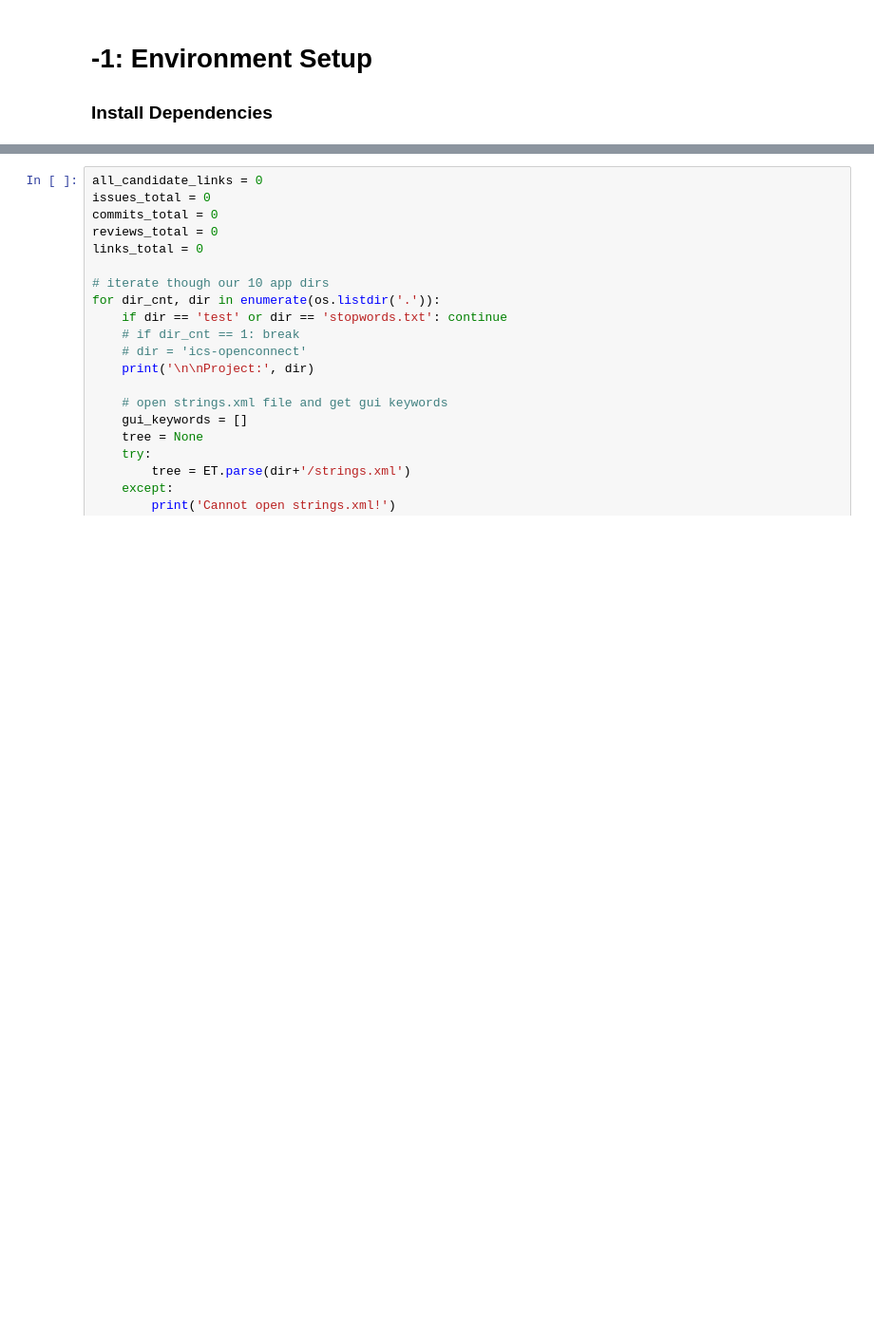
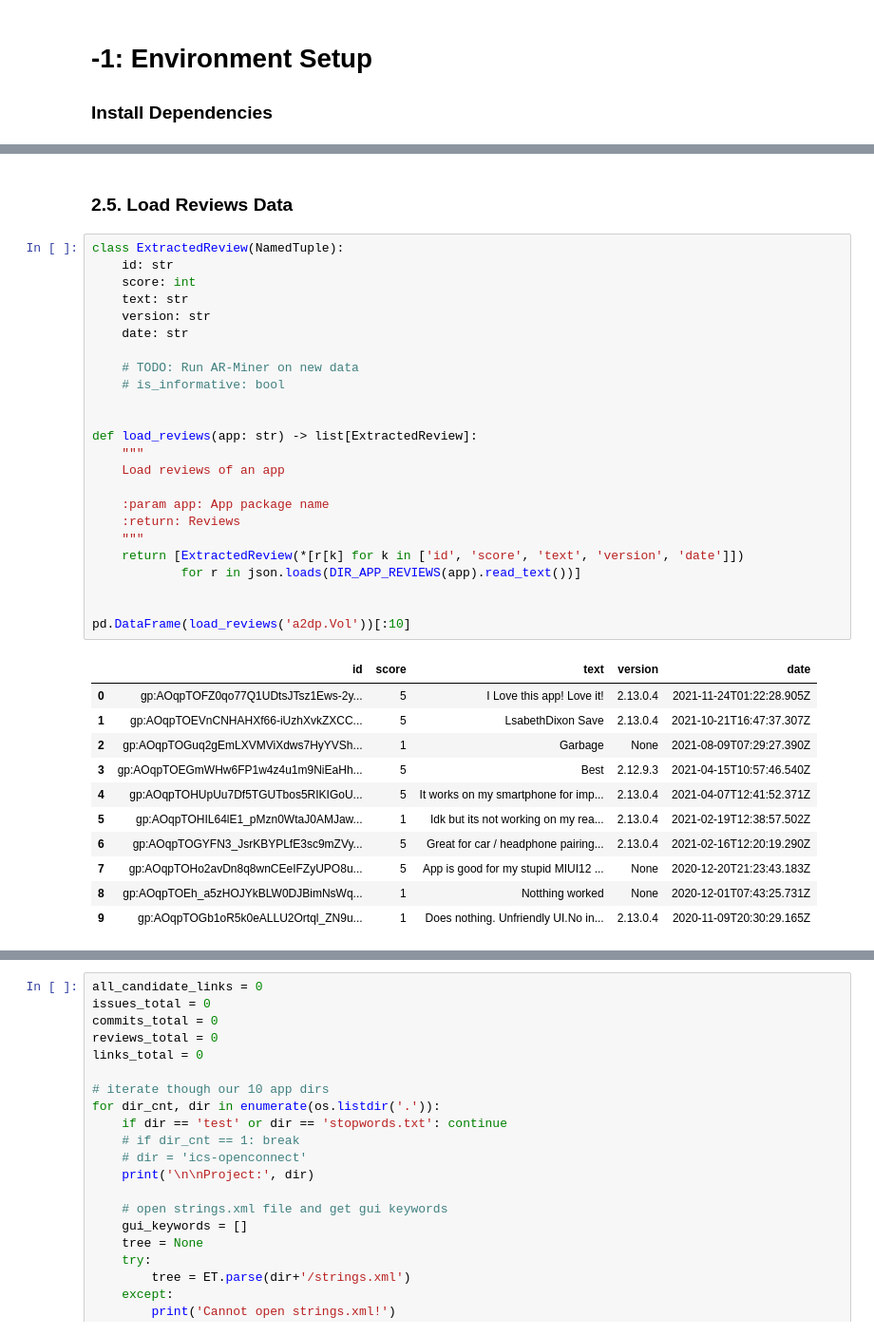
Before and after one commit to maleknaz/P4-CRISTAL-Replication, a Jupyter notebook: P4.ipynb, the cells around one changed output, grey strips where cells are left out. Shown at 95% size. Cells and saved outputs as stored; diff of their text form; blank space fills up the shorter version.

```diff
--- a/P4.ipynb
+++ b/P4.ipynb
@@ -54,0 +337,38 @@ STOPWORDS = set(Path('data/stopwords.txt').read_text('utf-8').splitlines())
+# %% [markdown]
+### 2.5. Load Reviews Data
+# %%
+class ExtractedReview(NamedTuple):
+    id: str
+    score: int
+    text: str
+    version: str
+    date: str
+
+    # TODO: Run AR-Miner on new data
+    # is_informative: bool
+
+
+def load_reviews(app: str) -> list[ExtractedReview]:
+    """
+    Load reviews of an app
+
+    :param app: App package name
+    :return: Reviews
+    """
+    return [ExtractedReview(*[r[k] for k in ['id', 'score', 'text', 'version', 'date']])
+            for r in json.loads(DIR_APP_REVIEWS(app).read_text())]
+
+
+pd.DataFrame(load_reviews('a2dp.Vol'))[:10]
+# %% [output]
+|  | id | score | text | version | date |
+| 0 | gp:AOqpTOFZ0qo77Q1UDtsJTsz1Ews-2y... | 5 | I Love this app! Love it! | 2.13.0.4 | 2021-11-24T01:22:28.905Z |
+| 1 | gp:AOqpTOEVnCNHAHXf66-iUzhXvkZXCC... | 5 | LsabethDixon Save | 2.13.0.4 | 2021-10-21T16:47:37.307Z |
+| 2 | gp:AOqpTOGuq2gEmLXVMViXdws7HyYVSh... | 1 | Garbage | None | 2021-08-09T07:29:27.390Z |
+| 3 | gp:AOqpTOEGmWHw6FP1w4z4u1m9NiEaHh... | 5 | Best | 2.12.9.3 | 2021-04-15T10:57:46.540Z |
+| 4 | gp:AOqpTOHUpUu7Df5TGUTbos5RIKIGoU... | 5 | It works on my smartphone for imp... | 2.13.0.4 | 2021-04-07T12:41:52.371Z |
+| 5 | gp:AOqpTOHIL64lE1_pMzn0WtaJ0AMJaw... | 1 | Idk but its not working on my rea... | 2.13.0.4 | 2021-02-19T12:38:57.502Z |
+| 6 | gp:AOqpTOGYFN3_JsrKBYPLfE3sc9mZVy... | 5 | Great for car / headphone pairing... | 2.13.0.4 | 2021-02-16T12:20:19.290Z |
+| 7 | gp:AOqpTOHo2avDn8q8wnCEeIFZyUPO8u... | 5 | App is good for my stupid MIUI12 ... | None | 2020-12-20T21:23:43.183Z |
+| 8 | gp:AOqpTOEh_a5zHOJYkBLW0DJBimNsWq... | 1 | Notthing worked | None | 2020-12-01T07:43:25.731Z |
+| 9 | gp:AOqpTOGb1oR5k0eALLU2Ortql_ZN9u... | 1 | Does nothing. Unfriendly UI.No in... | 2.13.0.4 | 2020-11-09T20:30:29.165Z |
```
Also changed, not shown: parts of 25 cells of this notebook.
